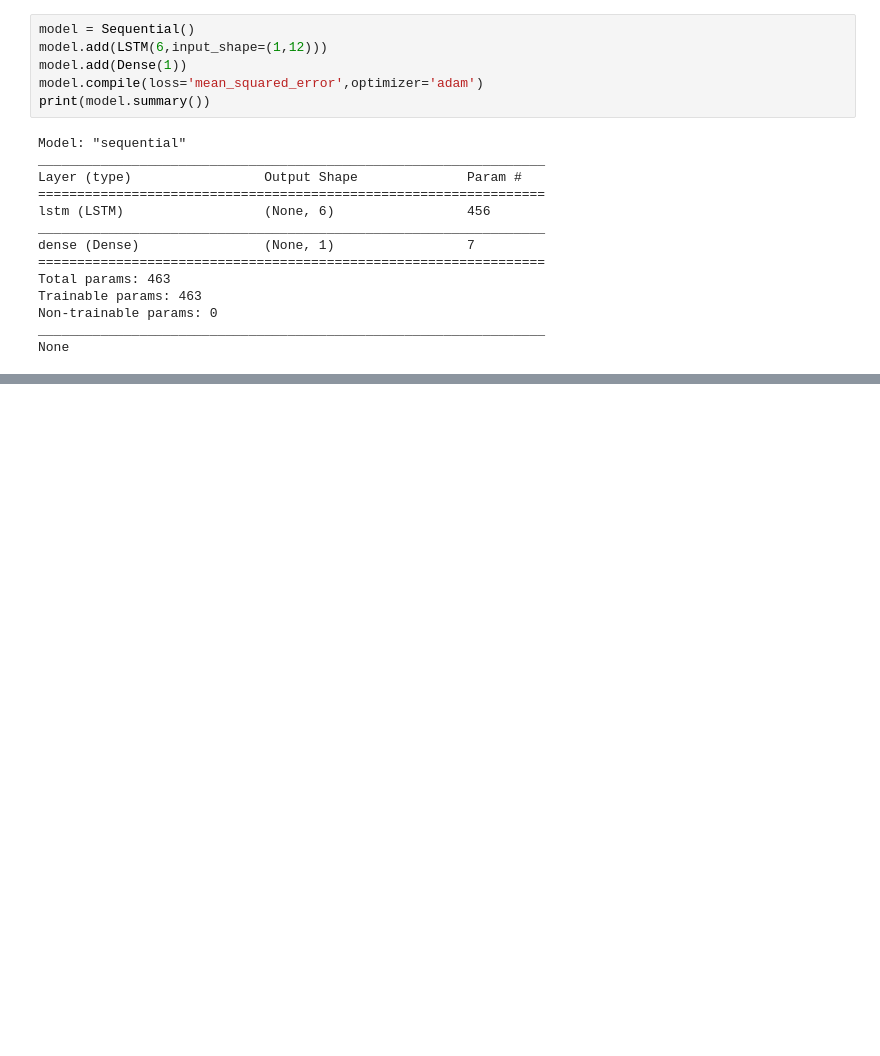
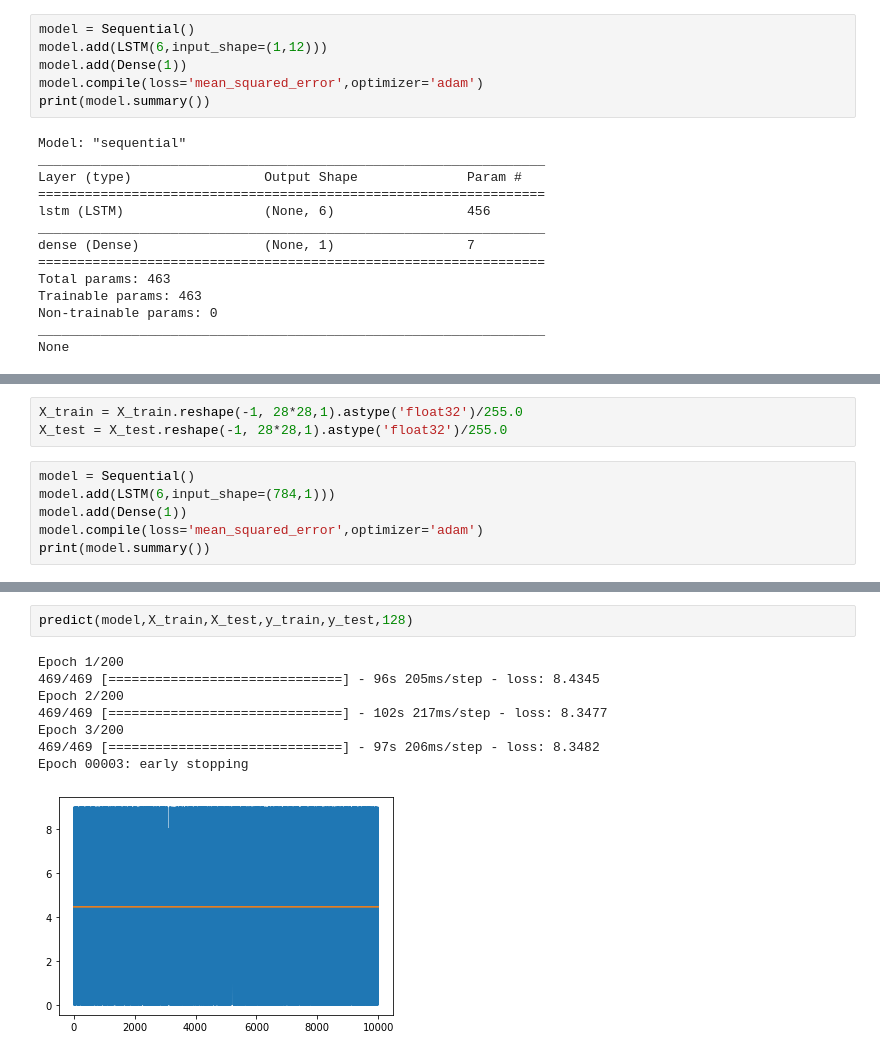
Before and after one commit to rparthas/data, a Jupyter notebook: ML/rnn.ipynb, the cells around one changed output, grey strips where cells are left out. Cells and saved outputs as stored; diff of their text form; blank space fills up the shorter version.

```diff
--- a/ML/rnn.ipynb
+++ b/ML/rnn.ipynb
@@ -288,0 +366,9 @@ Epoch 00023: early stopping
+# %%
+X_train = X_train.reshape(-1, 28*28,1).astype('float32')/255.0
+X_test = X_test.reshape(-1, 28*28,1).astype('float32')/255.0
+# %%
+model = Sequential()
+model.add(LSTM(6,input_shape=(784,1)))
+model.add(Dense(1))
+model.compile(loss='mean_squared_error',optimizer='adam')
+print(model.summary())
@@ -288,0 +389,11 @@ Epoch 00023: early stopping
+# %%
+predict(model,X_train,X_test,y_train,y_test,128)
+# %% [output]
+Epoch 1/200
+469/469 [==============================] - 96s 205ms/step - loss: 8.4345
+Epoch 2/200
+469/469 [==============================] - 102s 217ms/step - loss: 8.3477
+Epoch 3/200
+469/469 [==============================] - 97s 206ms/step - loss: 8.3482
+Epoch 00003: early stopping
+[figure, added]
```
Also changed, not shown: parts of 13 cells of this notebook.
